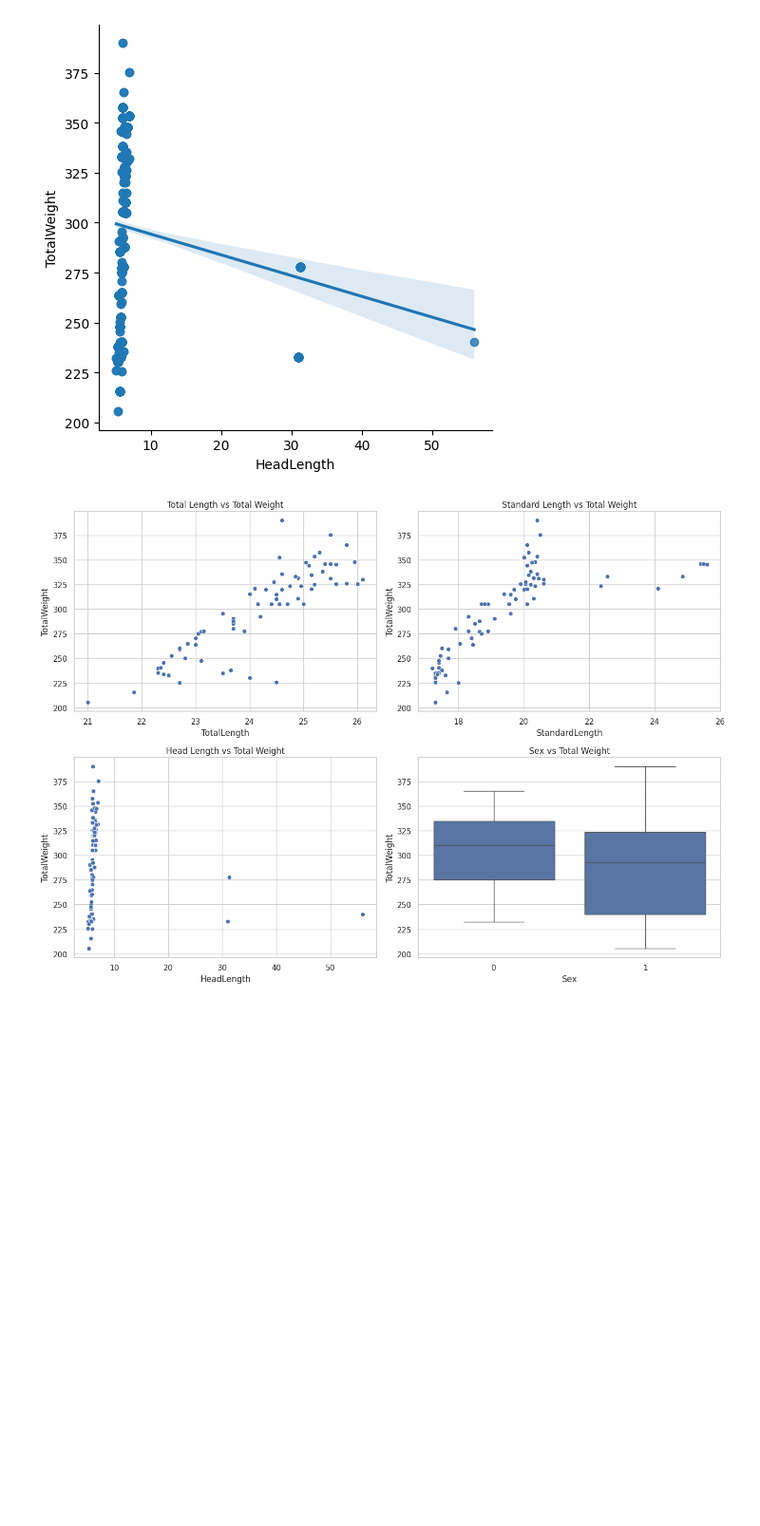
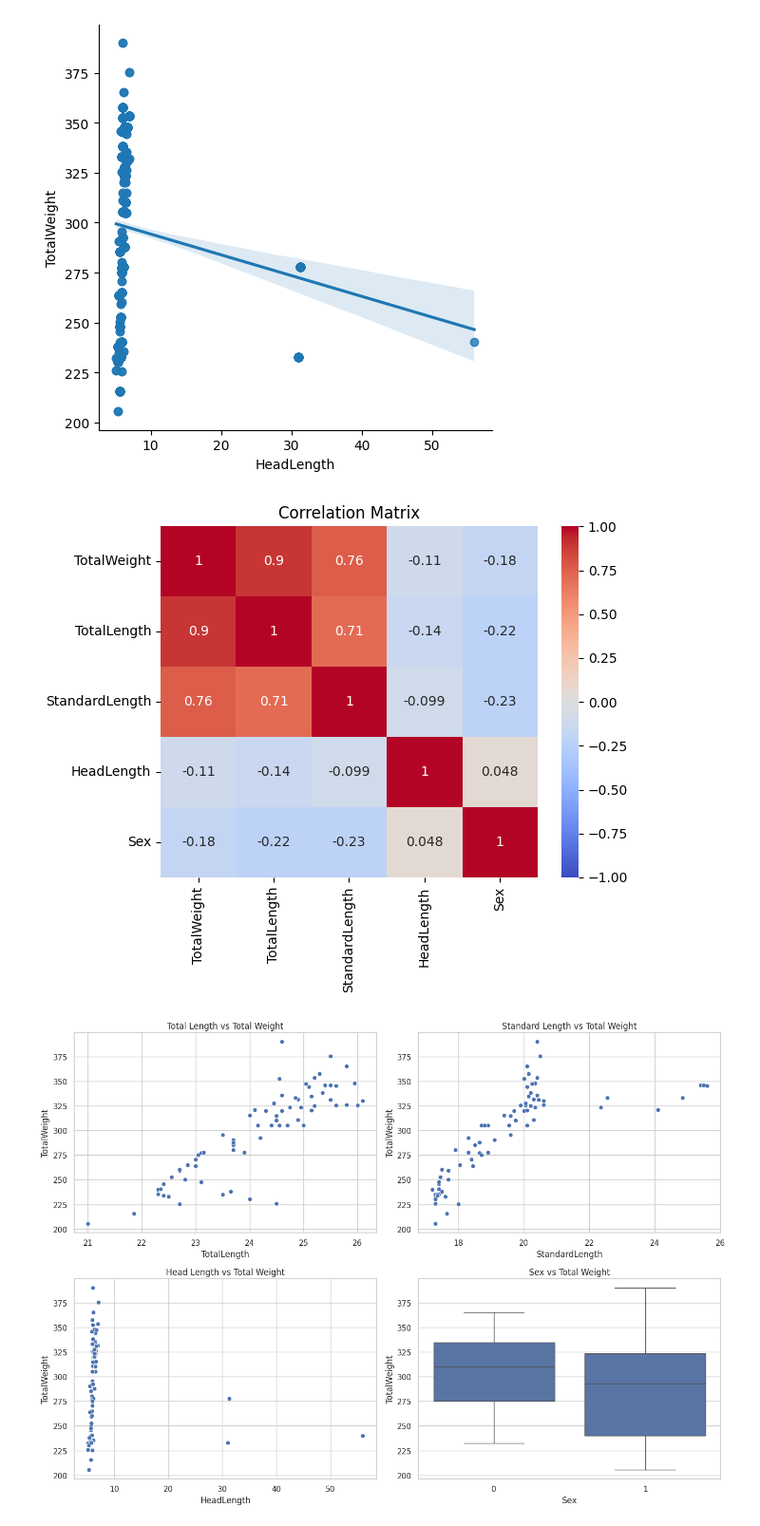
Before and after one commit to cristianzambrano/ML_AquacultureUTEQ, a Jupyter notebook: ML_AquacultureUTEQ1.ipynb, the cells around one changed output. Shown at 95% size. Saved outputs shown, nothing was run; the diff lists cells and outputs as text; code cells hidden in the pictures; blank space fills up the shorter version.

Commit message:
Changes on Correlation Heatmap

```diff
--- a/ML_AquacultureUTEQ1.ipynb
+++ b/ML_AquacultureUTEQ1.ipynb
@@ -114,6 +114,18 @@ plt.show()
 [figure]
 [figure]
 [figure]
+# %%
+# Reordenar la matriz de correlación para que 'TotalWeight' sea la primera variable
+# y se ubique en la diagonal principal
+ordered_columns = ['TotalWeight', 'TotalLength', 'StandardLength', 'HeadLength', 'Sex']
+correlation_matrix = correlation_matrix.loc[ordered_columns, ordered_columns]
+
+# Generar el heatmap de la matriz de correlación reordenada
+sns.heatmap(correlation_matrix, annot=True, cmap='coolwarm', vmin=-1, vmax=1)
+plt.title('Correlation Matrix')
+plt.show()
+# %% [output]
+[figure, added]
 # %%
 #Análisis de Correlación con Gráficos de Dispersión y varias combinaciones
 sns.set(style="whitegrid")
```
